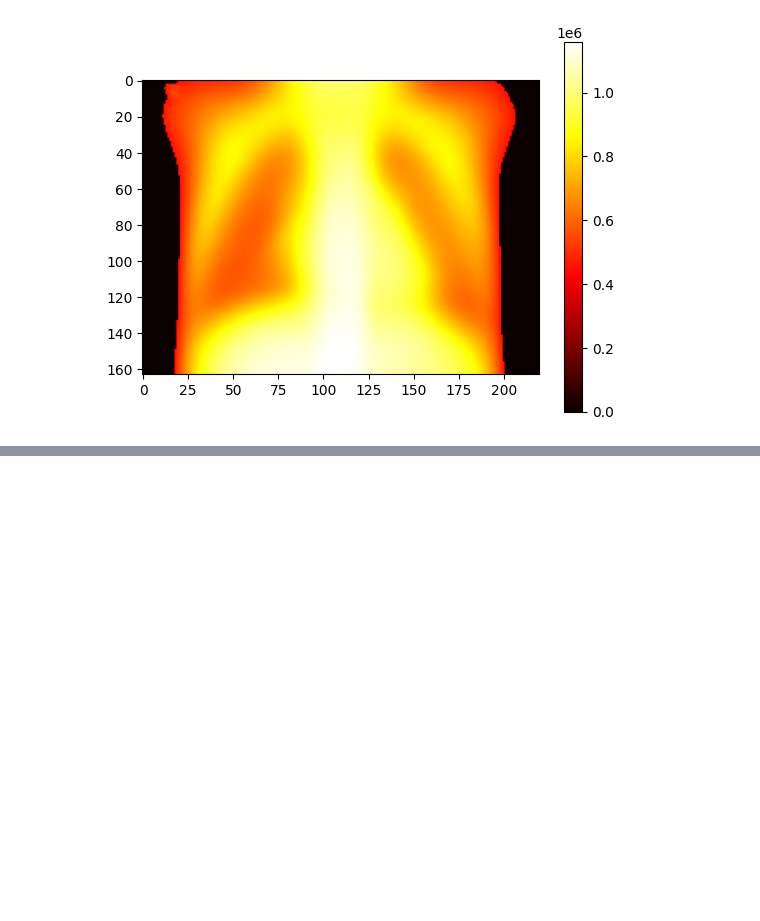
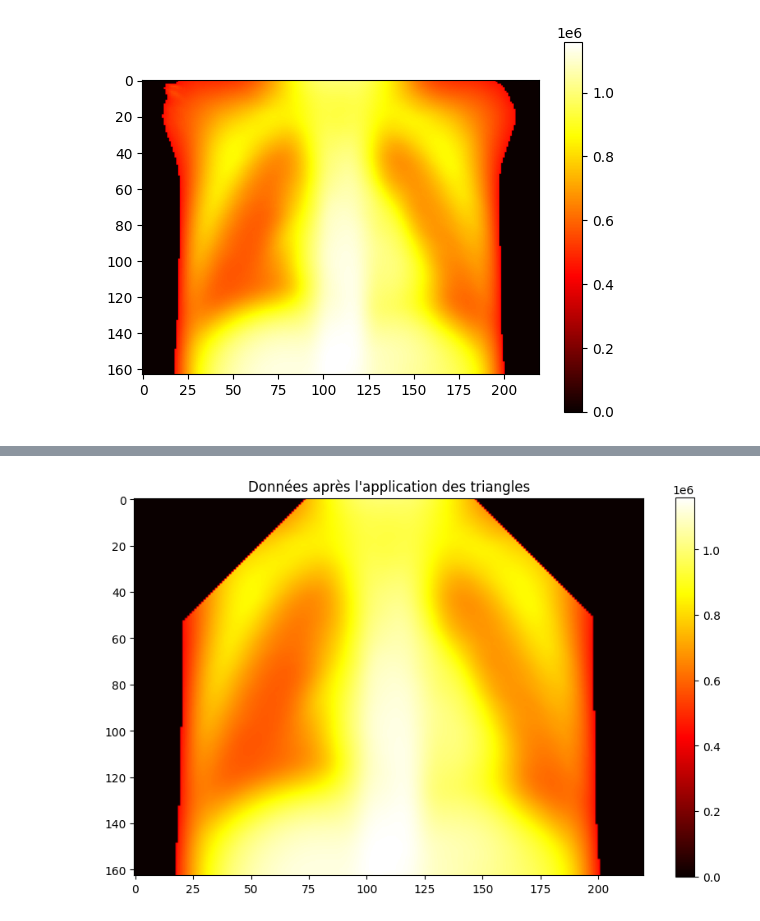
Before and after one commit to lucas066001/IllnessRecognition, a Jupyter notebook: app/ml/dataExportation.ipynb, the cells around one changed output, grey strips where cells are left out. Saved outputs shown, nothing was run; the diff lists cells and outputs as text; code cells hidden in the pictures; blank space fills up the shorter version.

```diff
--- a/app/ml/dataExportation.ipynb
+++ b/app/ml/dataExportation.ipynb
@@ -144,0 +192,19 @@ plt.colorbar()
+# %%
+data =  image_cropped.copy()
+
+result = adapt_triangle(data,(0, 0), (0, common_width/3), (common_width/3, 0))
+result = adapt_triangle(data,(0, (common_width/3)*2), (0, common_width), (common_width/3, common_width))
+
+df = pd.DataFrame(result)
+df = df.clip(lower=None, upper=1)
+df.to_csv(os.path.join("../../datasets/chest_Xray/_processed_resize_small/", "data_mask_seuil_triangle.csv"), index=False)
+
+
+# Affichage du résultat avec Matplotlib
+plt.figure(figsize=(10, 6))
+plt.imshow(result, cmap='hot')
+plt.colorbar()
+plt.title('Données après l\'application des triangles')
+plt.show()
+# %% [output]
+[figure, added]
```
Also changed, not shown: parts of 1 cell of this notebook, 2 other files.
